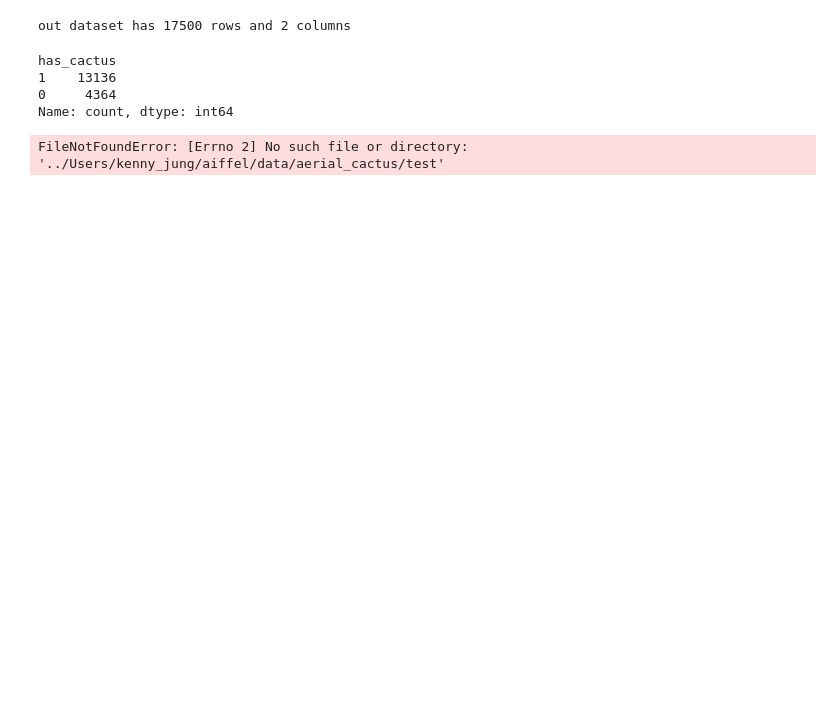
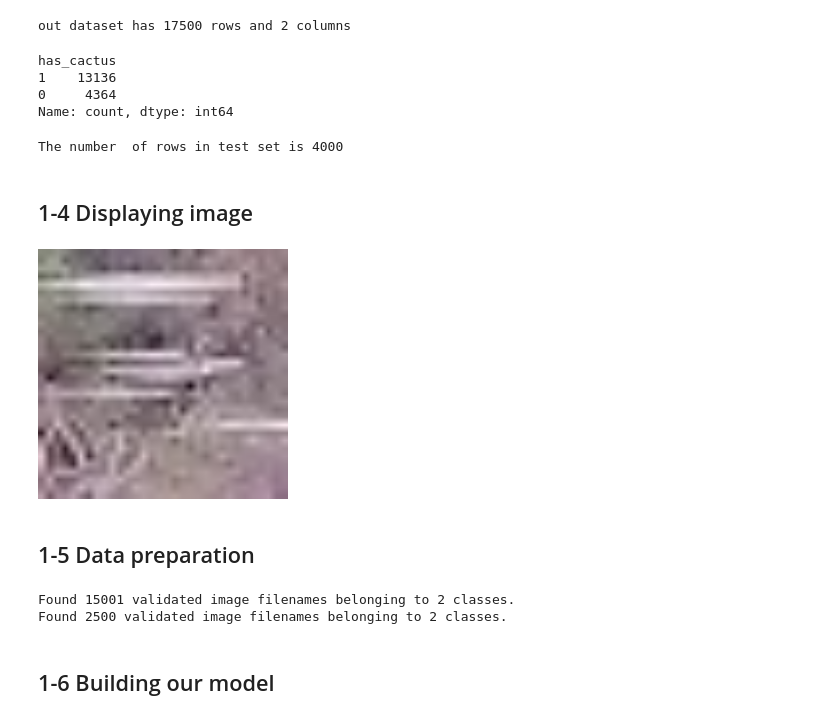
Before and after one commit to gyjong/workplace, a Jupyter notebook: Portfolio/Aerial_Cactus_0221.ipynb, the cells around one changed output. Cells and saved outputs as stored; diff of their text form; code cells hidden in the pictures; blank space fills up the shorter version.

```diff
--- a/Portfolio/Aerial_Cactus_0221.ipynb
+++ b/Portfolio/Aerial_Cactus_0221.ipynb
@@ -65,6 +84,14 @@ has_cactus
 0     4364
 Name: count, dtype: int64
 # %%
-print('The number  of rows in test set is %d'%(len(os.listdir('../Users/kenny_jung/aiffel/data/aerial_cactus/test'))))
+print('The number  of rows in test set is %d'%(len(os.listdir(test_dir))))
 # %% [output]
-FileNotFoundError: [Errno 2] No such file or directory: '../Users/kenny_jung/aiffel/data/aerial_cactus/test'
+The number  of rows in test set is 4000
+# %% [markdown]
+## 1-4 Displaying image
+# %%
+Image(os.path.join(train_dir,train.iloc[0,0]),width=250,height=250)
+# %% [output]
+[figure, added]
+# %% [markdown]
+## 1-5 Data preparation
@@ -70,0 +101,25 @@ FileNotFoundError: [Errno 2] No such file or directory: '../Users/kenny_jung/aif
+# %%
+train_generator = datagen.flow_from_dataframe(
+    dataframe = train[:15001],
+    directory = train_dir,
+    x_col = 'id',
+    y_col = 'has_cactus',
+    class_mode = 'binary',
+    batch_size = batch_size,
+    target_size = (150, 150)
+)
+
+validation_generator = datagen.flow_from_dataframe(
+    dataframe = train[15000:],
+    directory = train_dir,
+    x_col = 'id',
+    y_col = 'has_cactus',
+    class_mode = 'binary',
+    batch_size = 50,
+    target_size = (150, 150)
+)
+# %% [output]
+Found 15001 validated image filenames belonging to 2 classes.
+Found 2500 validated image filenames belonging to 2 classes.
+# %% [markdown]
+## 1-6 Building our model
```
Also changed, not shown: parts of 16 cells of this notebook, 3 other files.
